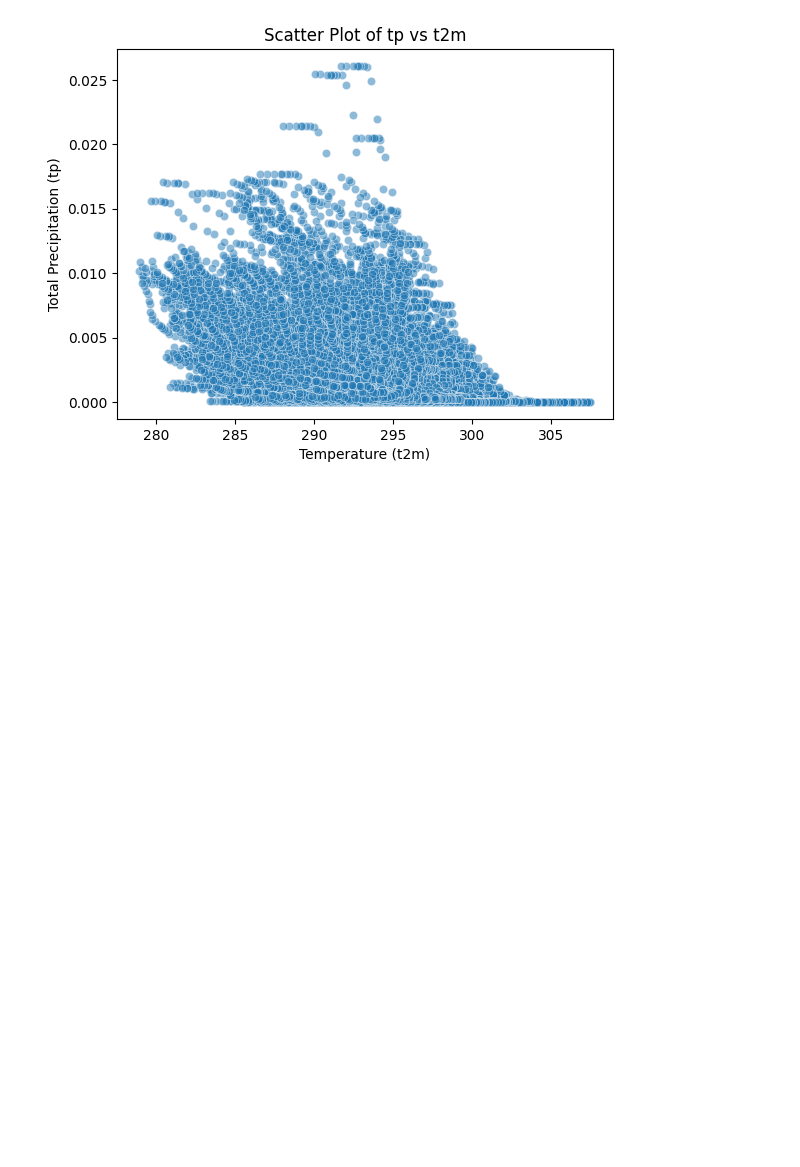
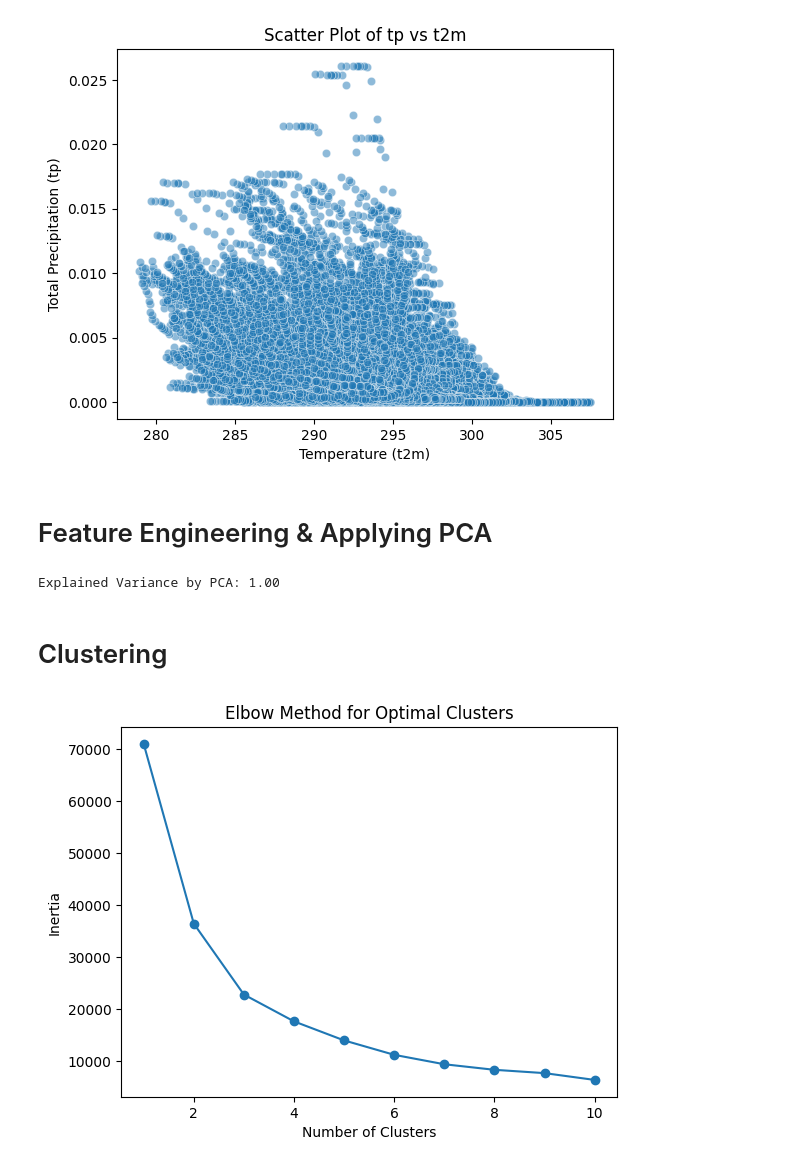
Before and after one commit to aminnademi/Clustring-On-North-of-Iran-Climate-Dataset, a Jupyter notebook: notebook.ipynb, the cells around one changed output. Drawn from its saved outputs; the diff is of its cells as text; code cells hidden in the pictures; blank space fills up the shorter version.

Commit message:
Initial Feature Engineering & Applying PCA + Clustring

```diff
--- a/notebook.ipynb
+++ b/notebook.ipynb
@@ -132,3 +132,33 @@ plt.ylabel('Total Precipitation (tp)')
 plt.show()
 # %% [output]
 [figure]
+# %% [markdown]
+# Feature Engineering & Applying PCA
+# %%
+scaler = StandardScaler()
+scaled_features = scaler.fit_transform(features)
+
+pca = PCA(n_components=2)  # Reduce to 2 components
+pca_features = pca.fit_transform(scaled_features)
+explained_variance = pca.explained_variance_ratio_.sum()
+print(f"Explained Variance by PCA: {explained_variance:.2f}")
+# %% [output]
+Explained Variance by PCA: 1.00
+# %% [markdown]
+# Clustering
+# %%
+# Determine optimal number of clusters using the elbow method
+inertia = []
+k_range = range(1, 11)
+for k in k_range:
+    kmeans = KMeans(n_clusters=k, random_state=42)
+    kmeans.fit(pca_features)
+    inertia.append(kmeans.inertia_)
+
+plt.plot(k_range, inertia, marker='o')
+plt.title('Elbow Method for Optimal Clusters')
+plt.xlabel('Number of Clusters')
+plt.ylabel('Inertia')
+plt.show()
+# %% [output]
+[figure, added]
```
Also changed, not shown: parts of 1 cell of this notebook.
